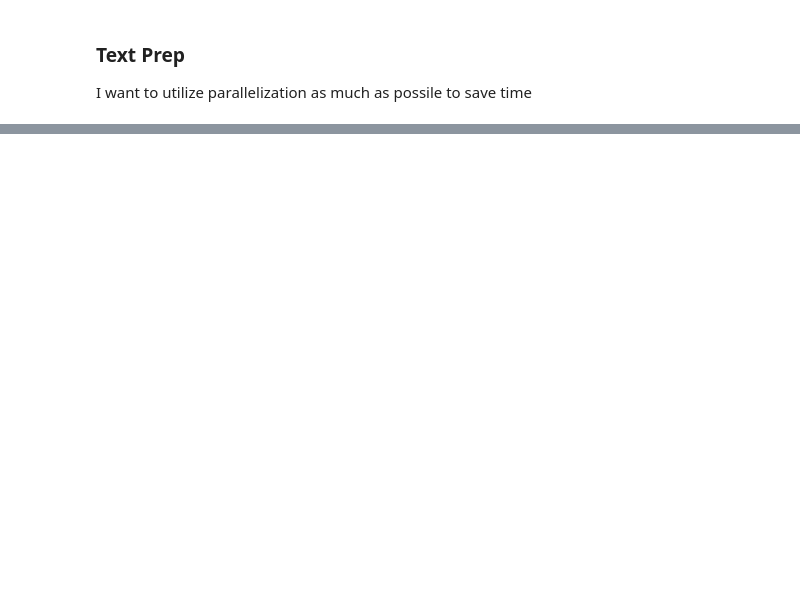
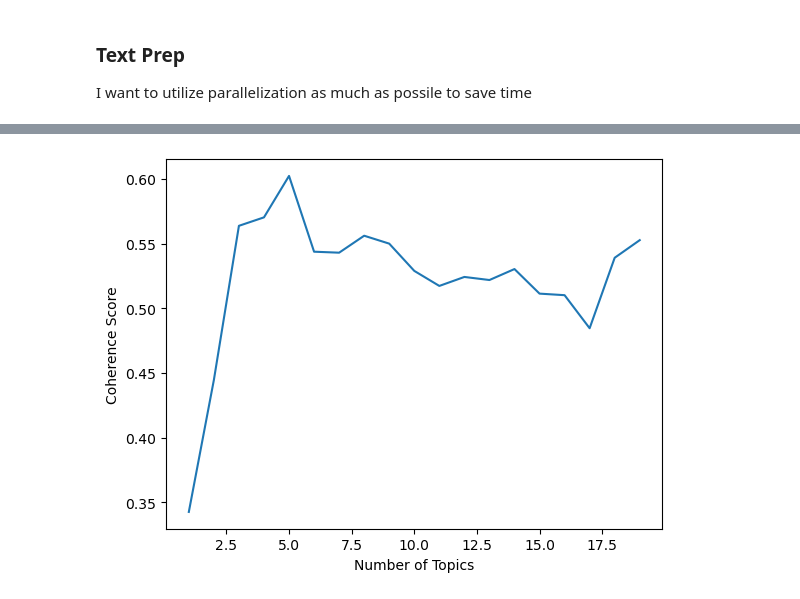
Before and after one commit to hjiangAnthony/nlp_AI_news_anlaysis, a Jupyter notebook: Scripts/nlp_final_2_01_LDA.ipynb, the cells around one changed output, grey strips where cells are left out. Cells and saved outputs as stored; diff of their text form; code cells hidden in the pictures; blank space fills up the shorter version.

```diff
--- a/Scripts/nlp_final_2_01_LDA.ipynb
+++ b/Scripts/nlp_final_2_01_LDA.ipynb
@@ -455,0 +97,10 @@ pyLDAvis.display(lda_display)
+# %%
+%%time
+
+# Tags I want to remove from the text
+removal= ['ADV','PRON','CCONJ','PUNCT','PART','DET','ADP','SPACE', 'NUM', 'SYM']
+tokens = []
+
+for summary in nlp.pipe(df['text_lda'], n_process=12):
+   proj_tok = [token.lemma_.lower() for token in summary if token.pos_ not in removal and not token.is_stop and token.is_alpha]
+   tokens.append(proj_tok)
@@ -455,0 +110,3 @@ pyLDAvis.display(lda_display)
+# %%
+df['tokens'] = tokens
+df['tokens'].head()
@@ -455,0 +120,3 @@ pyLDAvis.display(lda_display)
+# %%
+# apply the Dictionary Object from Gensim, which maps each word to their unique ID:
+dictionary = Dictionary(df['tokens'])
@@ -455,0 +131,6 @@ pyLDAvis.display(lda_display)
+# %%
+# now we are able to construct the corpus
+# function doc2bow() simply counts the number of occurrences of each distinct word,
+# --> converts teh word to its ineger word id and returns the results as a sparse vector
+
+corpus = [dictionary.doc2bow(doc) for doc in df['tokens']]
@@ -455,0 +145,17 @@ pyLDAvis.display(lda_display)
+# %%
+%%time
+
+# Tuning for best LDA topics
+topics = []
+score = []
+for i in range(1,20,1):
+   lda_model = LdaMulticore(corpus=corpus, id2word=dictionary, iterations=10, num_topics=i, workers = 12, passes=10, random_state=100)
+   cm = CoherenceModel(model=lda_model, texts = df['tokens'], corpus=corpus, dictionary=dictionary, coherence='c_v')
+   topics.append(i)
+   score.append(cm.get_coherence())
+_ = plt.plot(topics, score)
+_ = plt.xlabel('Number of Topics')
+_ = plt.ylabel('Coherence Score')
+plt.show()
+# %% [output]
+[figure, added]
```
Also changed, not shown: parts of 65 cells of this notebook.
